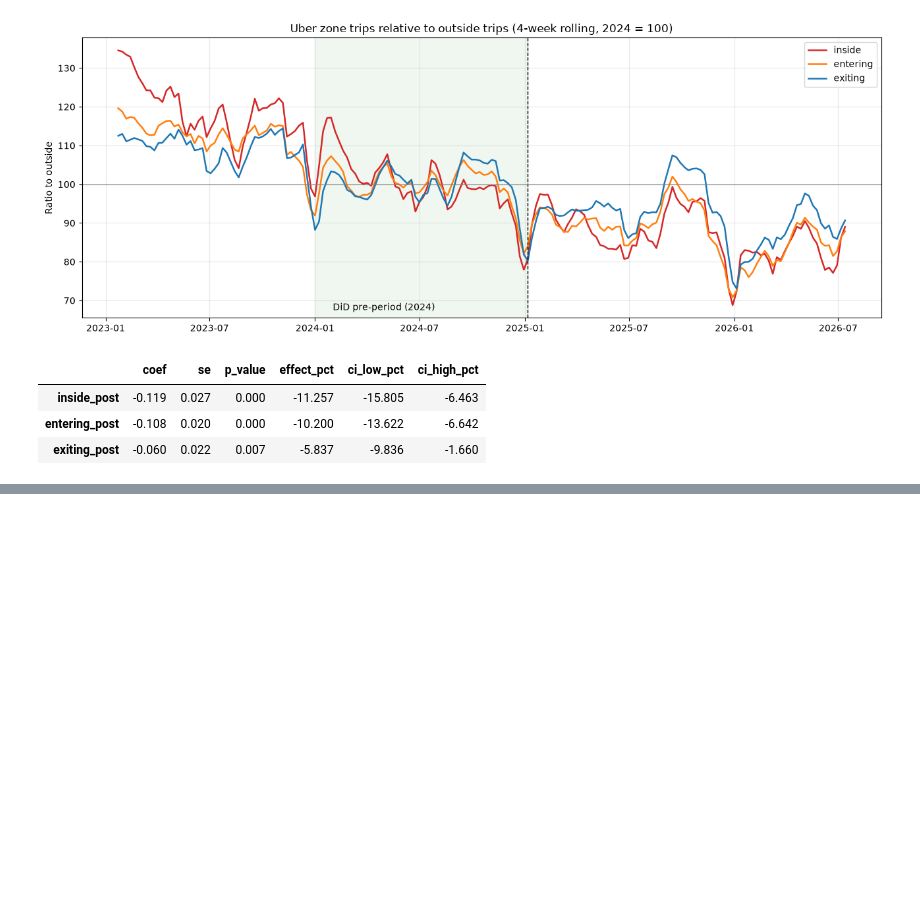
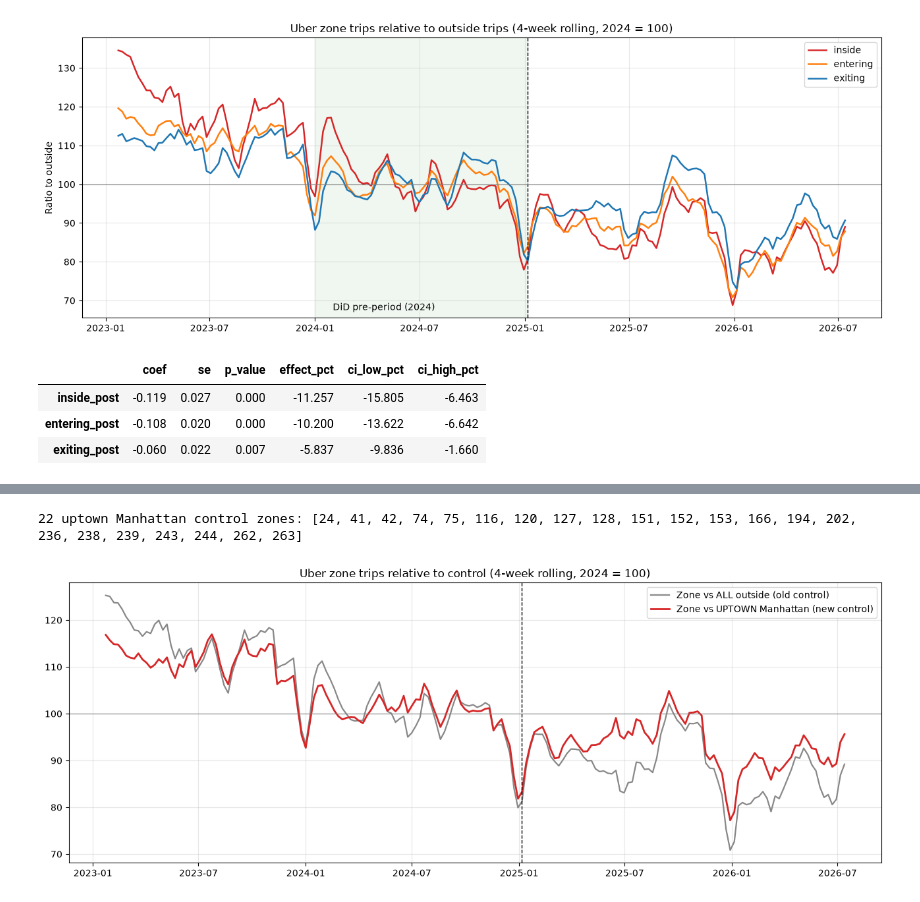
Before and after one commit to lalithreddy335/nyc-congestion-toll-impact, a Jupyter notebook: 02_before_after.ipynb, the cells around one changed output, grey strips where cells are left out. Drawn from its saved outputs; the diff is of its cells as text; code cells hidden in the pictures; blank space fills up the shorter version.

Commit message:
KPI DiD with uptown Manhattan control

```diff
--- a/02_before_after.ipynb
+++ b/02_before_after.ipynb
@@ -154,0 +240,52 @@ res.round(3)
+# %%
+import os, sys, requests
+sys.path.append("src")
+from zones import CBD_ZONES, BOUNDARY_ZONES
+
+# download the zone lookup once (browser header needed) and keep a local copy
+LOOKUP = "data/taxi_zone_lookup.csv"
+if not os.path.exists(LOOKUP):
+    r = requests.get("https://d37ci6vzurychx.cloudfront.net/misc/taxi_zone_lookup.csv",
+                     headers={"User-Agent": "Mozilla/5.0 (Windows NT 10.0; Win64; x64)"}, timeout=60)
+    r.raise_for_status()
+    open(LOOKUP, "wb").write(r.content)
+lookup = pd.read_csv(LOOKUP)
+
+uptown = lookup[(lookup["Borough"] == "Manhattan")
+                & (~lookup["LocationID"].isin(CBD_ZONES + BOUNDARY_ZONES))
+                & (~lookup["LocationID"].isin([103, 104, 105]))]      # harbor islands
+print(len(uptown), "uptown Manhattan control zones:", sorted(uptown["LocationID"]))
+uptown_ids = ",".join(map(str, uptown["LocationID"]))
+
+w = duckdb.sql(f"""
+    SELECT date_trunc('week', trip_date) AS week,
+           SUM(trips) FILTER (WHERE trip_group IN ('inside','entering','exiting')) AS zone,
+           SUM(trips) FILTER (WHERE trip_group = 'outside') AS all_outside,
+           SUM(trips) FILTER (WHERE trip_group = 'outside' AND pu_zone IN ({uptown_ids})) AS uptown
+    FROM 'data/summary/*.parquet'
+    WHERE company = 'Uber' AND trip_date >= '2023-01-09' AND trip_date < '2026-07-27'
+    GROUP BY 1 ORDER BY 1
+""").df().set_index("week")
+
+ratios = pd.DataFrame({
+    "vs all outside": w["zone"] / w["all_outside"],
+    "vs uptown Manhattan": w["zone"] / w["uptown"],
+})
+ratios = ratios / ratios.loc["2024-01-01":"2024-12-31"].mean() * 100
+
+fig, ax = plt.subplots(figsize=(13, 5))
+ax.plot(ratios.index, ratios["vs all outside"].rolling(4, center=True).mean(),
+        color="#888888", lw=1.6, label="Zone vs ALL outside (old control)")
+ax.plot(ratios.index, ratios["vs uptown Manhattan"].rolling(4, center=True).mean(),
+        color="#d62728", lw=2, label="Zone vs UPTOWN Manhattan (new control)")
+ax.axvline(pd.Timestamp("2025-01-05"), color="black", ls="--", lw=1)
+ax.axhline(100, color="grey", lw=0.8)
+ax.set_title("Uber zone trips relative to control (4-week rolling, 2024 = 100)")
+ax.legend()
+ax.grid(alpha=0.3)
+plt.tight_layout()
+plt.savefig("outputs/control_comparison_uber.png", dpi=150)
+plt.show()
+# %% [output]
+22 uptown Manhattan control zones: [24, 41, 42, 74, 75, 116, 120, 127, 128, 151, 152, 153, 166, 194, 202, 236, 238, 239, 243, 244, 262, 263]
+[figure, added]
```
Also changed, not shown: parts of 4 cells of this notebook, 6 other files.
